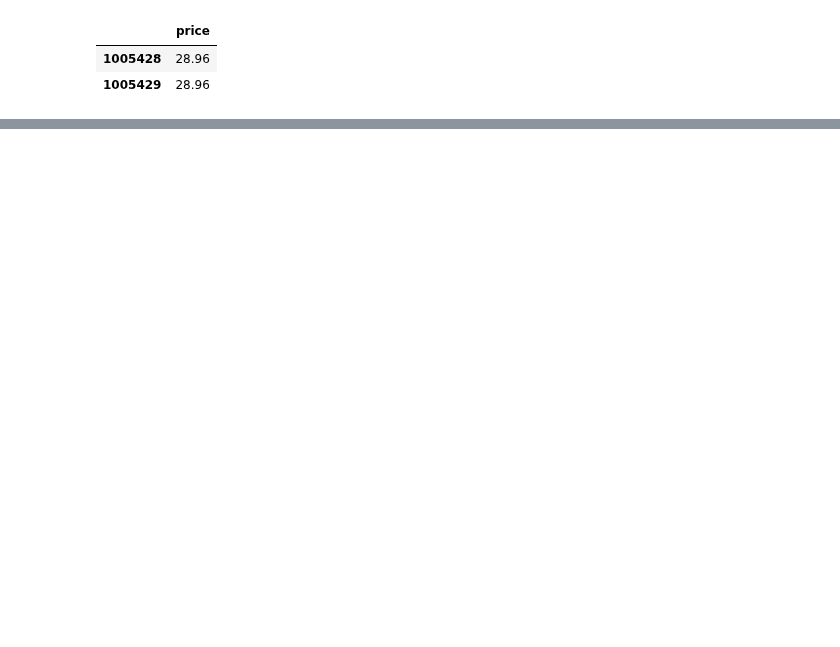
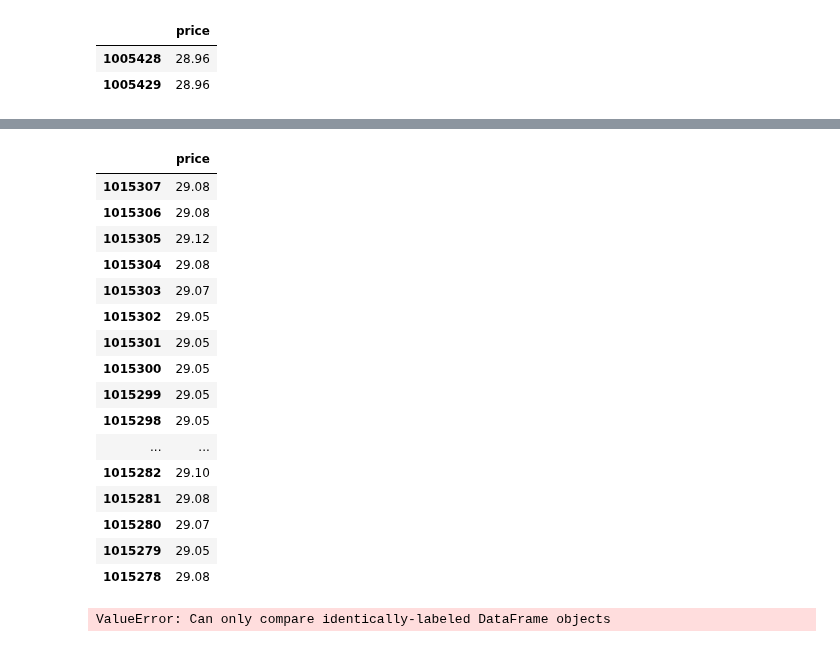
Before and after one commit to langflow-ai/wavy, a Jupyter notebook: notebooks/petr_intraday.ipynb, the cells around one changed output, grey strips where cells are left out. Saved outputs shown, nothing was run; the diff lists cells and outputs as text; code cells hidden in the pictures; blank space fills up the shorter version.

```diff
--- a/notebooks/petr_intraday.ipynb
+++ b/notebooks/petr_intraday.ipynb
@@ -79,0 +117,24 @@ ylabels = ymax > xmax
+# %%
+y[0]
+# %% [output]
+|  | price |
+| 1015307 | 29.08 |
+| 1015306 | 29.08 |
+| 1015305 | 29.12 |
+| 1015304 | 29.08 |
+| 1015303 | 29.07 |
+| 1015302 | 29.05 |
+| 1015301 | 29.05 |
+| 1015300 | 29.05 |
+| 1015299 | 29.05 |
+| 1015298 | 29.05 |
+| ... | ... |
+| 1015282 | 29.10 |
+| 1015281 | 29.08 |
+| 1015280 | 29.07 |
+| 1015279 | 29.05 |
+| 1015278 | 29.08 |
+# %%
+ylabels = ymax > xmax # if horizon max is greater than lookback max
+# %% [output]
+ValueError: Can only compare identically-labeled DataFrame objects
```
Also changed, not shown: parts of 15 cells of this notebook, 7 other files.
